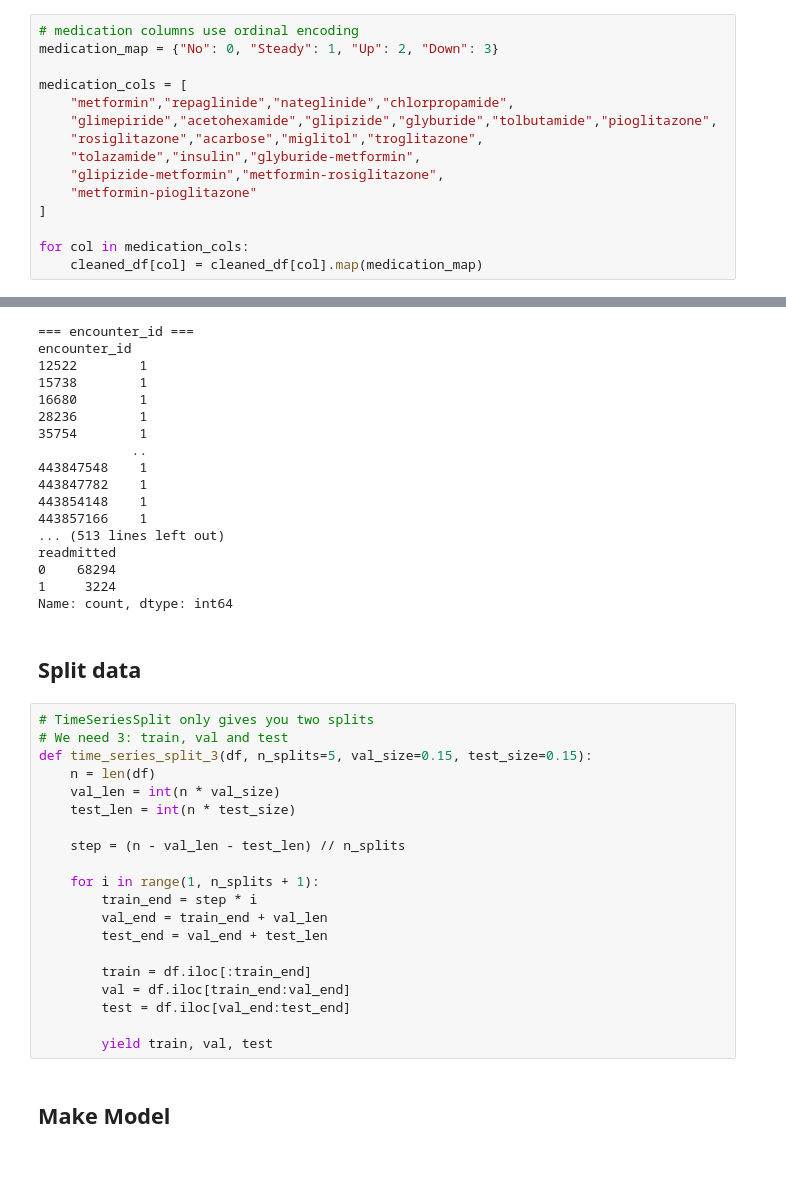
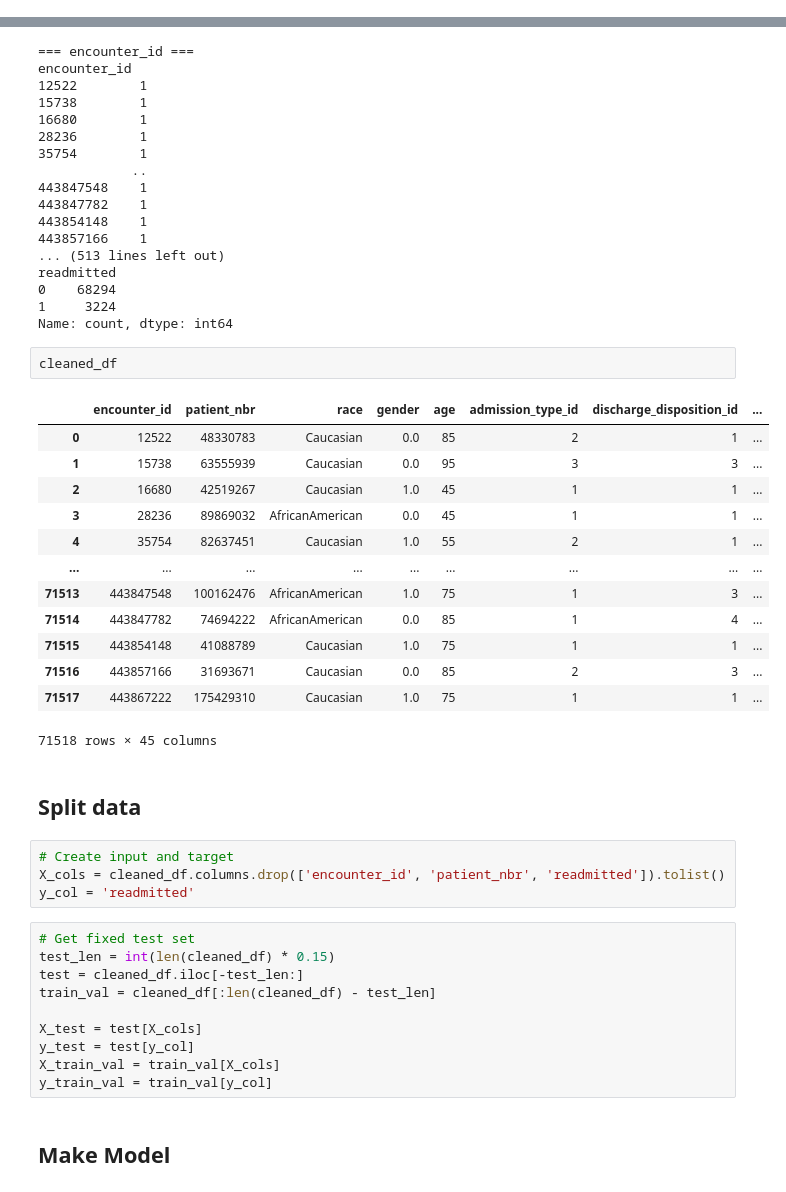
Before and after one commit to vbhaga89/MIT801_Assignment1, a Jupyter notebook: assignment1.ipynb, the cells around one changed output, grey strips where cells are left out. Drawn from its saved outputs; the diff is of its cells as text; blank space fills up the shorter version.

```diff
--- a/assignment1.ipynb
+++ b/assignment1.ipynb
@@ -157,21 +166,6 @@ binary_map = {
 
 for col, mapping in binary_map.items():
     cleaned_df[col] = cleaned_df[col].map(mapping)
-# %%
-# medication columns use ordinal encoding
-medication_map = {"No": 0, "Steady": 1, "Up": 2, "Down": 3}
-
-medication_cols = [
-    "metformin","repaglinide","nateglinide","chlorpropamide",
-    "glimepiride","acetohexamide","glipizide","glyburide","tolbutamide","pioglitazone",
-    "rosiglitazone","acarbose","miglitol","troglitazone",
-    "tolazamide","insulin","glyburide-metformin",
-    "glipizide-metformin","metformin-rosiglitazone",
-    "metformin-pioglitazone"
-]
-
-for col in medication_cols:
-    cleaned_df[col] = cleaned_df[col].map(medication_map)
 # %% [markdown]
 #### Target encoding
 # %%
@@ -207,27 +201,37 @@ readmitted
 0    68294
 1     3224
 Name: count, dtype: int64
+# %%
+cleaned_df
+# %% [output]
+|  | encounter_id | patient_nbr | race | gender | age | admission_type_id | discharge_disposition_id | ... |
+| 0 | 12522 | 48330783 | Caucasian | 0.0 | 85 | 2 | 1 | ... |
+| 1 | 15738 | 63555939 | Caucasian | 0.0 | 95 | 3 | 3 | ... |
+| 2 | 16680 | 42519267 | Caucasian | 1.0 | 45 | 1 | 1 | ... |
+| 3 | 28236 | 89869032 | AfricanAmerican | 0.0 | 45 | 1 | 1 | ... |
+| 4 | 35754 | 82637451 | Caucasian | 1.0 | 55 | 2 | 1 | ... |
+| ... | ... | ... | ... | ... | ... | ... | ... | ... |
+| 71513 | 443847548 | 100162476 | AfricanAmerican | 1.0 | 75 | 1 | 3 | ... |
+| 71514 | 443847782 | 74694222 | AfricanAmerican | 0.0 | 85 | 1 | 4 | ... |
+| 71515 | 443854148 | 41088789 | Caucasian | 1.0 | 75 | 1 | 1 | ... |
+| 71516 | 443857166 | 31693671 | Caucasian | 0.0 | 85 | 2 | 3 | ... |
+| 71517 | 443867222 | 175429310 | Caucasian | 1.0 | 75 | 1 | 1 | ... |
+71518 rows × 45 columns
 # %% [markdown]
 ## Split data
-# %%
-# TimeSeriesSplit only gives you two splits
-# We need 3: train, val and test
-def time_series_split_3(df, n_splits=5, val_size=0.15, test_size=0.15):
-    n = len(df)
-    val_len = int(n * val_size)
-    test_len = int(n * test_size)
-
-    step = (n - val_len - test_len) // n_splits
-
-    for i in range(1, n_splits + 1):
-        train_end = step * i
-        val_end = train_end + val_len
-        test_end = val_end + test_len
-
-        train = df.iloc[:train_end]
-        val = df.iloc[train_end:val_end]
-        test = df.iloc[val_end:test_end]
-
-        yield train, val, test
+# %%
+# Create input and target
+X_cols = cleaned_df.columns.drop(['encounter_id', 'patient_nbr', 'readmitted']).tolist()
+y_col = 'readmitted'
+# %%
+# Get fixed test set
+test_len = int(len(cleaned_df) * 0.15)
+test = cleaned_df.iloc[-test_len:]
+train_val = cleaned_df[:len(cleaned_df) - test_len]
+
+X_test = test[X_cols]
+y_test = test[y_col]
+X_train_val = train_val[X_cols]
+y_train_val = train_val[y_col]
 # %% [markdown]
 ## Make Model
```
Also changed, not shown: parts of 22 cells of this notebook, 1 other file.
